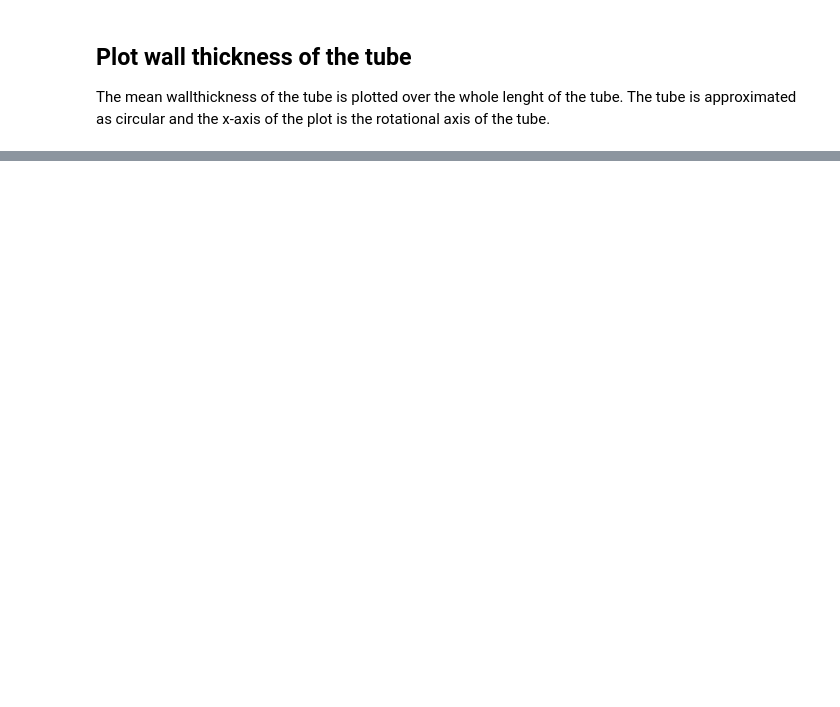
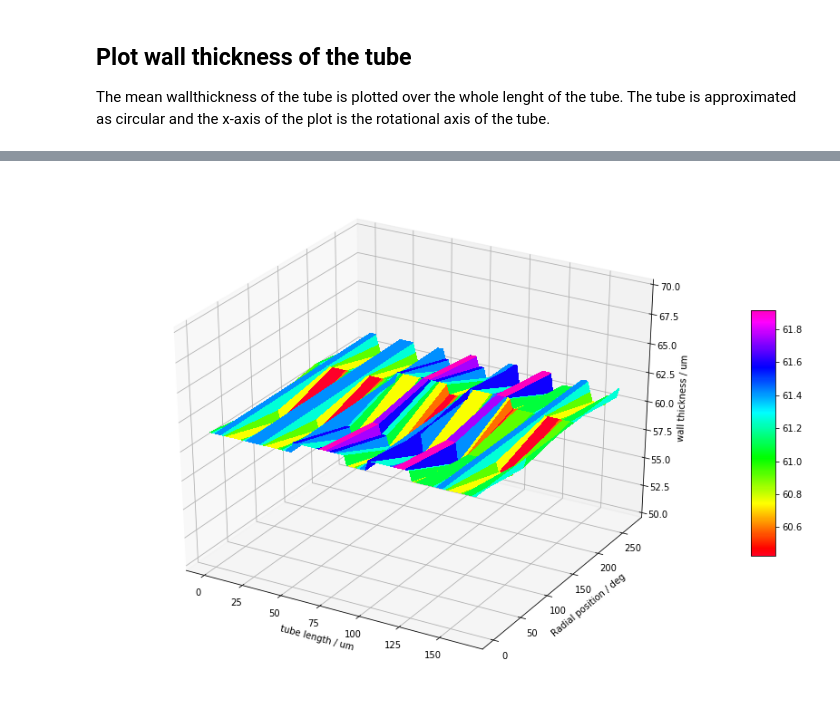
Before and after one commit to refurrer/IGTLab_RetoFurrer_2019, a Jupyter notebook: IGTLab_RetoFurrer_2019.ipynb, the cells around one changed output, grey strips where cells are left out. Saved outputs shown, nothing was run; the diff lists cells and outputs as text; code cells hidden in the pictures; blank space fills up the shorter version.

```diff
--- a/IGTLab_RetoFurrer_2019.ipynb
+++ b/IGTLab_RetoFurrer_2019.ipynb
@@ -367,0 +440,17 @@ fig6.savefig('res/diag/wallthickness_tube_{}.pdf'.format(sample))
+# %%
+from mpl_toolkits import mplot3d
+
+fig7, ax7 = plt.subplots(figsize=[15,10])
+X, Y = np.meshgrid(z, [0,90,180,270])
+Z = np.asarray([np.asarray(t_x_0),np.asarray(t_y_90),np.asarray(t_x_180),np.asarray(t_y_270)])
+ax7 = plt.axes(projection='3d')
+surface = ax7.plot_surface(X, Y, Z, rstride=1, cstride=1,
+                cmap='gist_rainbow', edgecolor='none', antialiased=False)
+ax7.set_zlim([50,70])
+ax7.set_xlabel('tube length / um')
+ax7.set_ylabel('Radial position / deg')
+ax7.set_zlabel('wall thickness / um');
+fig7.colorbar(surface, shrink=0.5, aspect=10)
+plt.show()
+# %% [output]
+[figure, added]
```
Also changed, not shown: parts of 20 cells of this notebook.
